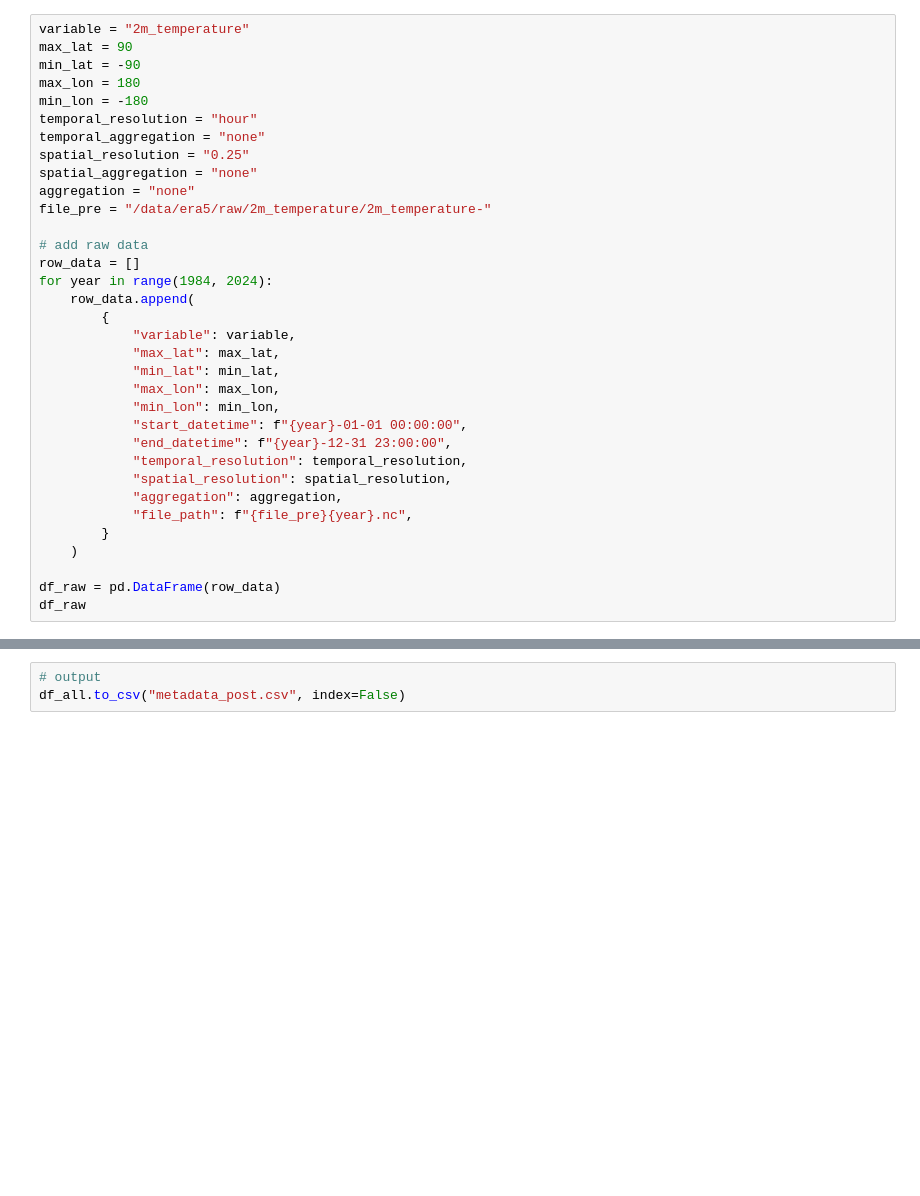
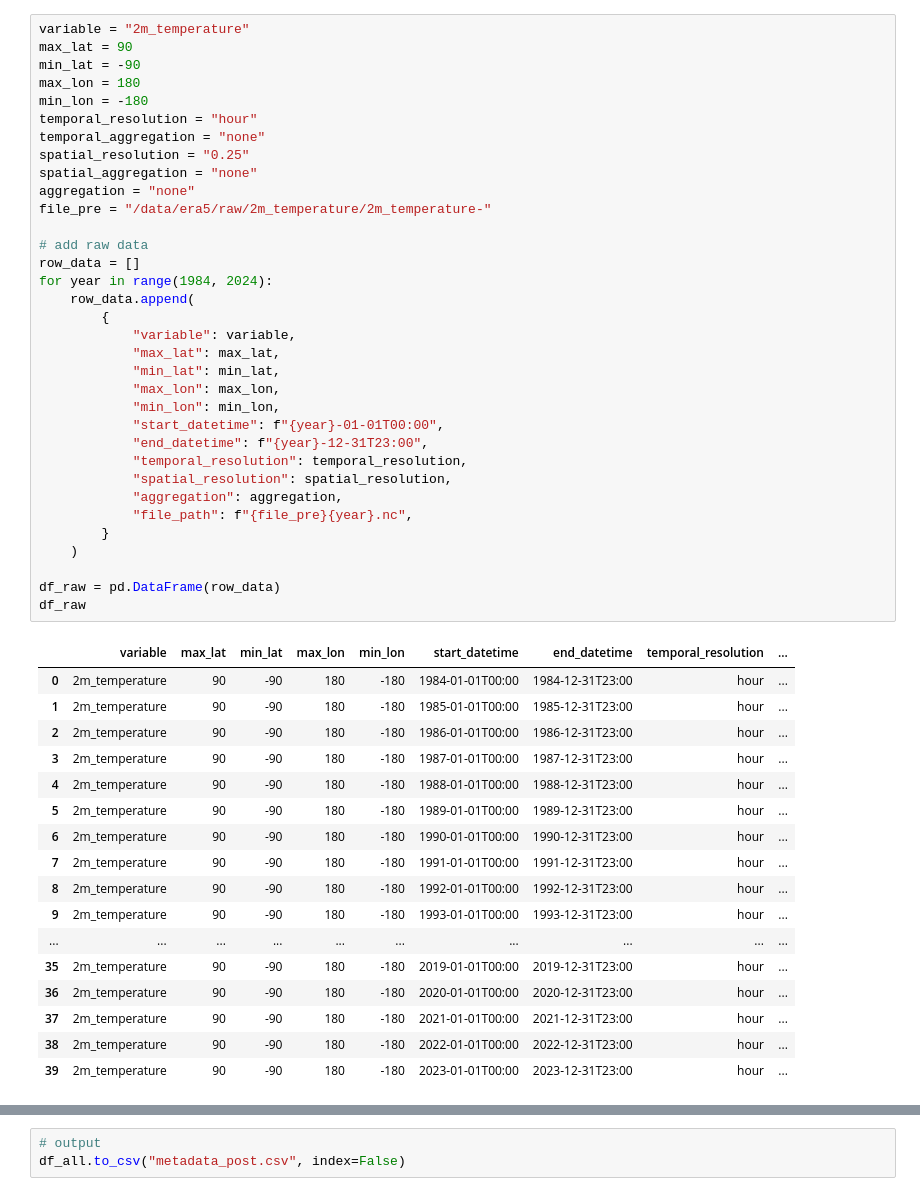
Before and after one commit to iharp3/experiment-kit, a Jupyter notebook: proposed/make_meta.ipynb, the cells around one changed output, grey strips where cells are left out. Saved outputs shown, nothing was run; the diff lists cells and outputs as text; blank space fills up the shorter version.

```diff
--- a/proposed/make_meta.ipynb
+++ b/proposed/make_meta.ipynb
@@ -37,35 +55,53 @@ variable = "2m_temperature"
 max_lat = 90
 min_lat = -90
 max_lon = 180
 min_lon = -180
 temporal_resolution = "hour"
 temporal_aggregation = "none"
 spatial_resolution = "0.25"
 spatial_aggregation = "none"
 aggregation = "none"
 file_pre = "/data/era5/raw/2m_temperature/2m_temperature-"
 
 # add raw data
 row_data = []
 for year in range(1984, 2024):
     row_data.append(
         {
             "variable": variable,
             "max_lat": max_lat,
             "min_lat": min_lat,
             "max_lon": max_lon,
             "min_lon": min_lon,
-            "start_datetime": f"{year}-01-01 00:00:00",
-            "end_datetime": f"{year}-12-31 23:00:00",
+            "start_datetime": f"{year}-01-01T00:00",
+            "end_datetime": f"{year}-12-31T23:00",
             "temporal_resolution": temporal_resolution,
             "spatial_resolution": spatial_resolution,
             "aggregation": aggregation,
             "file_path": f"{file_pre}{year}.nc",
         }
     )
 
 df_raw = pd.DataFrame(row_data)
 df_raw
+# %% [output]
+|  | variable | max_lat | min_lat | max_lon | min_lon | start_datetime | end_datetime | temporal_resolution | ... |
+| 0 | 2m_temperature | 90 | -90 | 180 | -180 | 1984-01-01T00:00 | 1984-12-31T23:00 | hour | ... |
+| 1 | 2m_temperature | 90 | -90 | 180 | -180 | 1985-01-01T00:00 | 1985-12-31T23:00 | hour | ... |
+| 2 | 2m_temperature | 90 | -90 | 180 | -180 | 1986-01-01T00:00 | 1986-12-31T23:00 | hour | ... |
+| 3 | 2m_temperature | 90 | -90 | 180 | -180 | 1987-01-01T00:00 | 1987-12-31T23:00 | hour | ... |
+| 4 | 2m_temperature | 90 | -90 | 180 | -180 | 1988-01-01T00:00 | 1988-12-31T23:00 | hour | ... |
+| 5 | 2m_temperature | 90 | -90 | 180 | -180 | 1989-01-01T00:00 | 1989-12-31T23:00 | hour | ... |
+| 6 | 2m_temperature | 90 | -90 | 180 | -180 | 1990-01-01T00:00 | 1990-12-31T23:00 | hour | ... |
+| 7 | 2m_temperature | 90 | -90 | 180 | -180 | 1991-01-01T00:00 | 1991-12-31T23:00 | hour | ... |
+| 8 | 2m_temperature | 90 | -90 | 180 | -180 | 1992-01-01T00:00 | 1992-12-31T23:00 | hour | ... |
+| 9 | 2m_temperature | 90 | -90 | 180 | -180 | 1993-01-01T00:00 | 1993-12-31T23:00 | hour | ... |
+| ... | ... | ... | ... | ... | ... | ... | ... | ... | ... |
+| 35 | 2m_temperature | 90 | -90 | 180 | -180 | 2019-01-01T00:00 | 2019-12-31T23:00 | hour | ... |
+| 36 | 2m_temperature | 90 | -90 | 180 | -180 | 2020-01-01T00:00 | 2020-12-31T23:00 | hour | ... |
+| 37 | 2m_temperature | 90 | -90 | 180 | -180 | 2021-01-01T00:00 | 2021-12-31T23:00 | hour | ... |
+| 38 | 2m_temperature | 90 | -90 | 180 | -180 | 2022-01-01T00:00 | 2022-12-31T23:00 | hour | ... |
+| 39 | 2m_temperature | 90 | -90 | 180 | -180 | 2023-01-01T00:00 | 2023-12-31T23:00 | hour | ... |
 # %%
 df_all = pd.concat([df_meta, df_raw], ignore_index=True)
 # reorder columns
```
Also changed, not shown: parts of 2 cells of this notebook, 9 other files.
